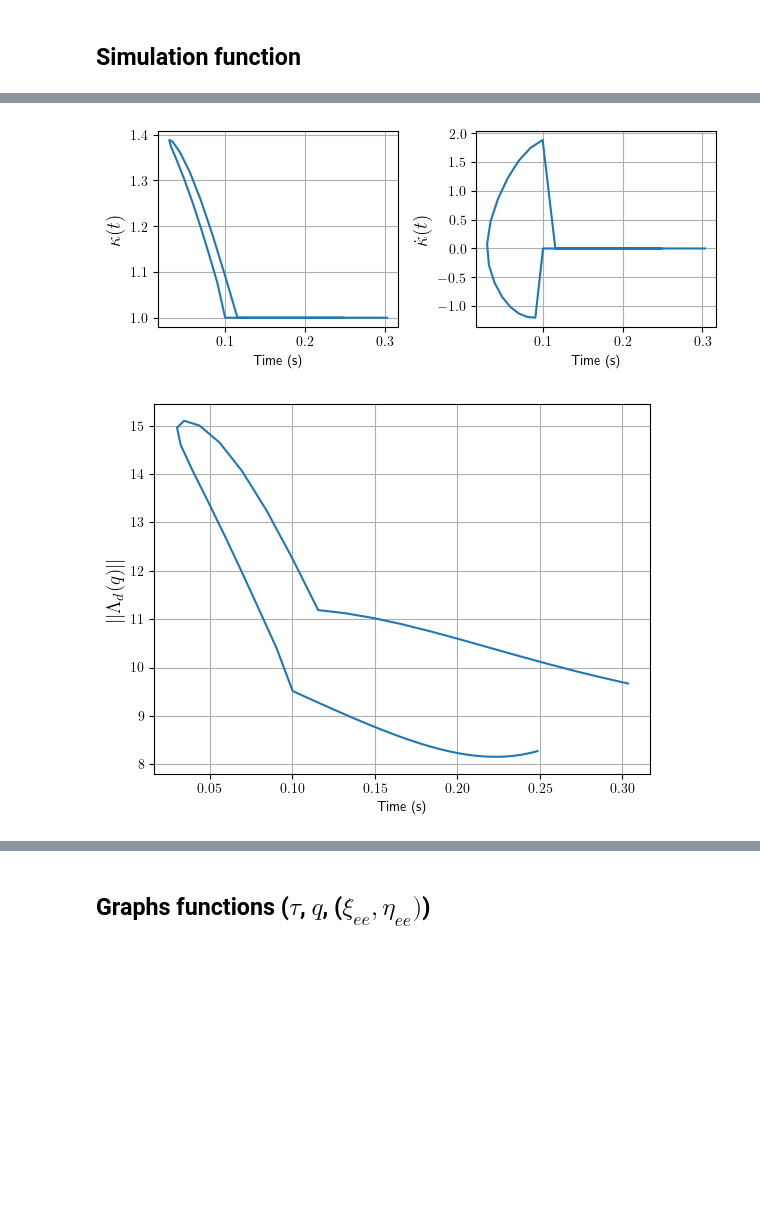
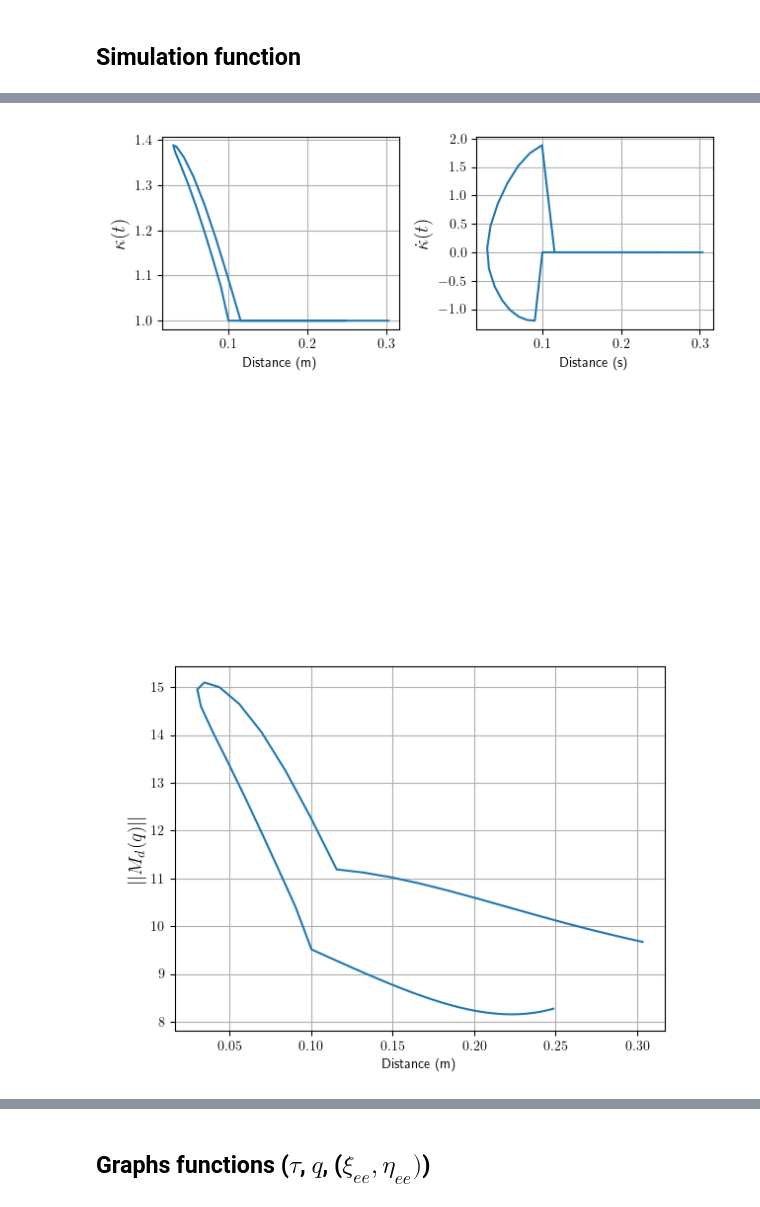
Before and after one commit to Betancourt20/Pinocchio_examples, a Jupyter notebook: JacoKinova/TaskSpaceControl_Analysis.ipynb, the cells around one changed output, grey strips where cells are left out. Saved outputs shown, nothing was run; the diff lists cells and outputs as text; code cells hidden in the pictures; blank space fills up the shorter version.

```diff
--- a/JacoKinova/TaskSpaceControl_Analysis.ipynb
+++ b/JacoKinova/TaskSpaceControl_Analysis.ipynb
@@ -347,33 +327,33 @@ anim.save(f, writer=writergif)
 # %%
 #Graph kappa
 fig, ax = plt.subplots()
 ax = plt.subplot(2, 2, 1)
 plt.plot(d, kappa)
 ax.set_ylabel(r"$\kappa(t)$", fontsize = 14)
-ax.set_xlabel('Time (s)')
+ax.set_xlabel('Distance (m)')
 plt.grid(True)
 fig.tight_layout()
 
 ax = plt.subplot(2, 2, 2)
 plt.plot(d, Dkappa)
 ax.set_ylabel(r"$\dot{\kappa}(t)$", fontsize = 14)
-ax.set_xlabel('Time (s)')
+ax.set_xlabel('Distance (s)')
 plt.grid(True)
 fig.tight_layout()
 plt.show()
 # %% [output]
-[figure, old version]
+[figure, new version]
 # %%
 fig, ax = plt.subplots()
 #ax = plt.subplot(3, 2, 1)
 plt.plot(d, Mdn)
-ax.set_ylabel(r"$ || \Lambda_d(q) || $", fontsize = 14)
-ax.set_xlabel('Time (s)')
+ax.set_ylabel(r"$ || M_d(q) || $", fontsize = 14)
+ax.set_xlabel('Distance (m)')
 
 plt.grid(True)
 plt.show()
 # %% [output]
-[figure, old version]
+[figure, new version]
 # %%
 fig, ax = plt.subplots()
 #ax = plt.subplot(3, 2, 1)
```
Also changed, not shown: parts of 8 cells of this notebook, 7 other files.
